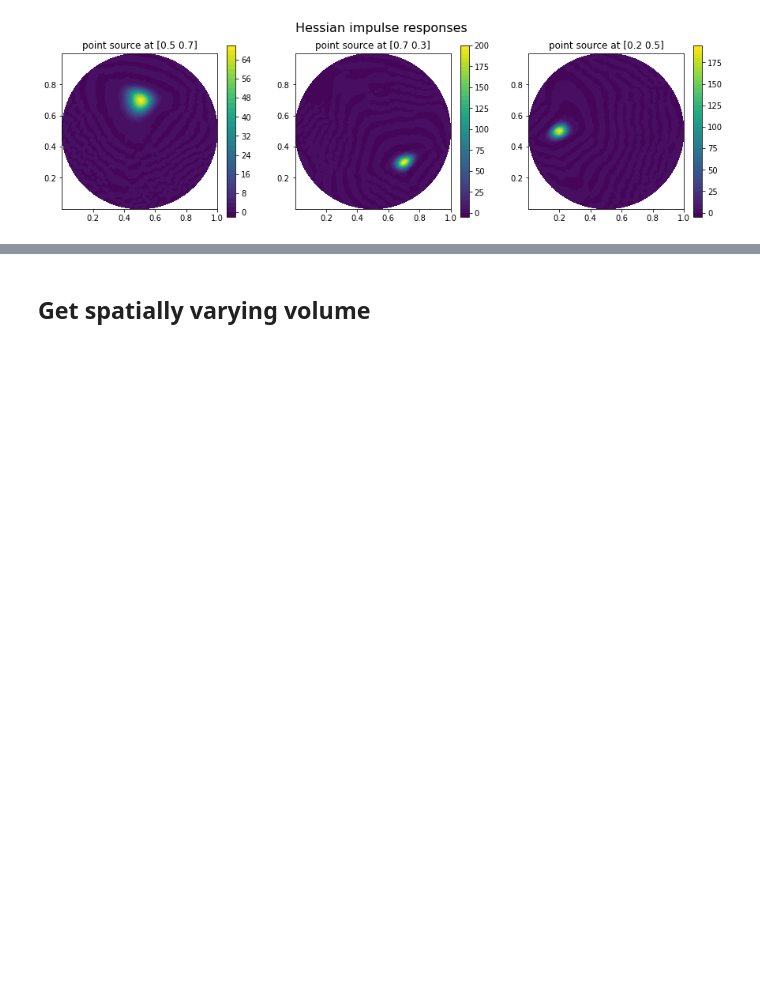
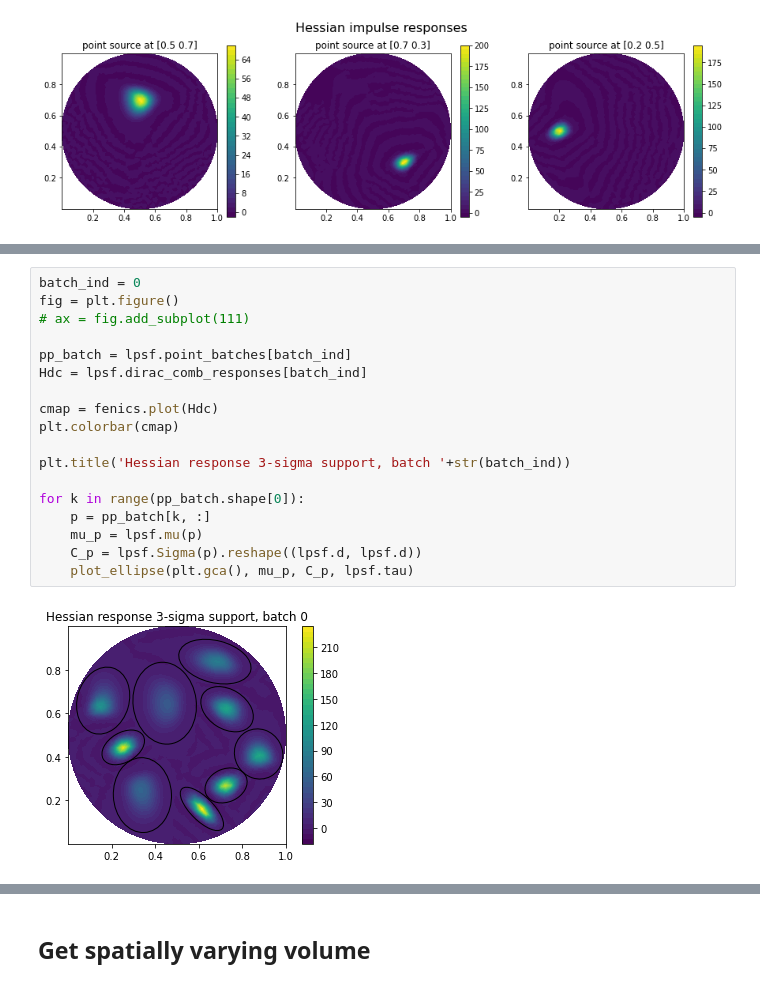
Before and after one commit to NickAlger/localpsf, a Jupyter notebook: code/heat_inverse_problem.ipynb, the cells around one changed output, grey strips where cells are left out. Saved outputs shown, nothing was run; the diff lists cells and outputs as text; blank space fills up the shorter version.

```diff
--- a/code/heat_inverse_problem.ipynb
+++ b/code/heat_inverse_problem.ipynb
@@ -307,0 +358,20 @@ Text(0.5, 1.0, 'point source at [0.2 0.5]')
+# %%
+batch_ind = 0
+fig = plt.figure()
+# ax = fig.add_subplot(111)
+
+pp_batch = lpsf.point_batches[batch_ind]
+Hdc = lpsf.dirac_comb_responses[batch_ind]
+
+cmap = fenics.plot(Hdc)
+plt.colorbar(cmap)
+
+plt.title('Hessian response 3-sigma support, batch '+str(batch_ind))
+
+for k in range(pp_batch.shape[0]):
+    p = pp_batch[k, :]
+    mu_p = lpsf.mu(p)
+    C_p = lpsf.Sigma(p).reshape((lpsf.d, lpsf.d))
+    plot_ellipse(plt.gca(), mu_p, C_p, lpsf.tau)
+# %% [output]
+[figure, added]
```
Also changed, not shown: parts of 4 cells of this notebook, 1 other file.
